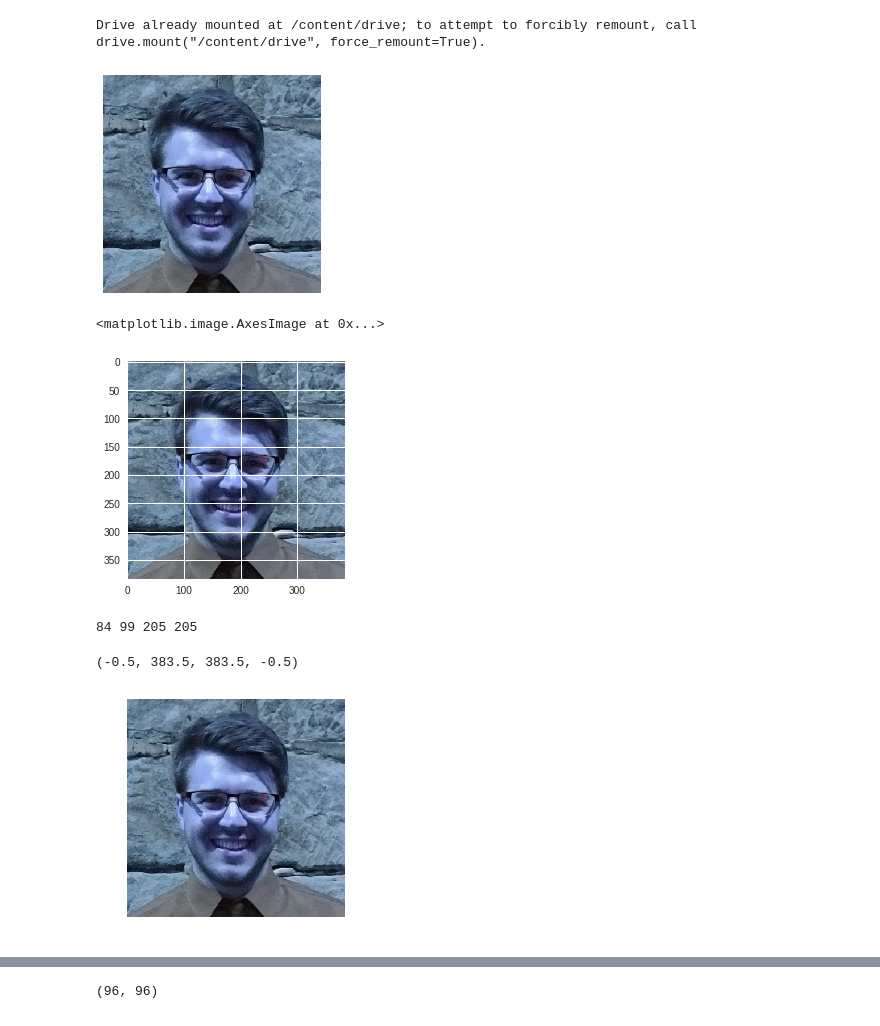
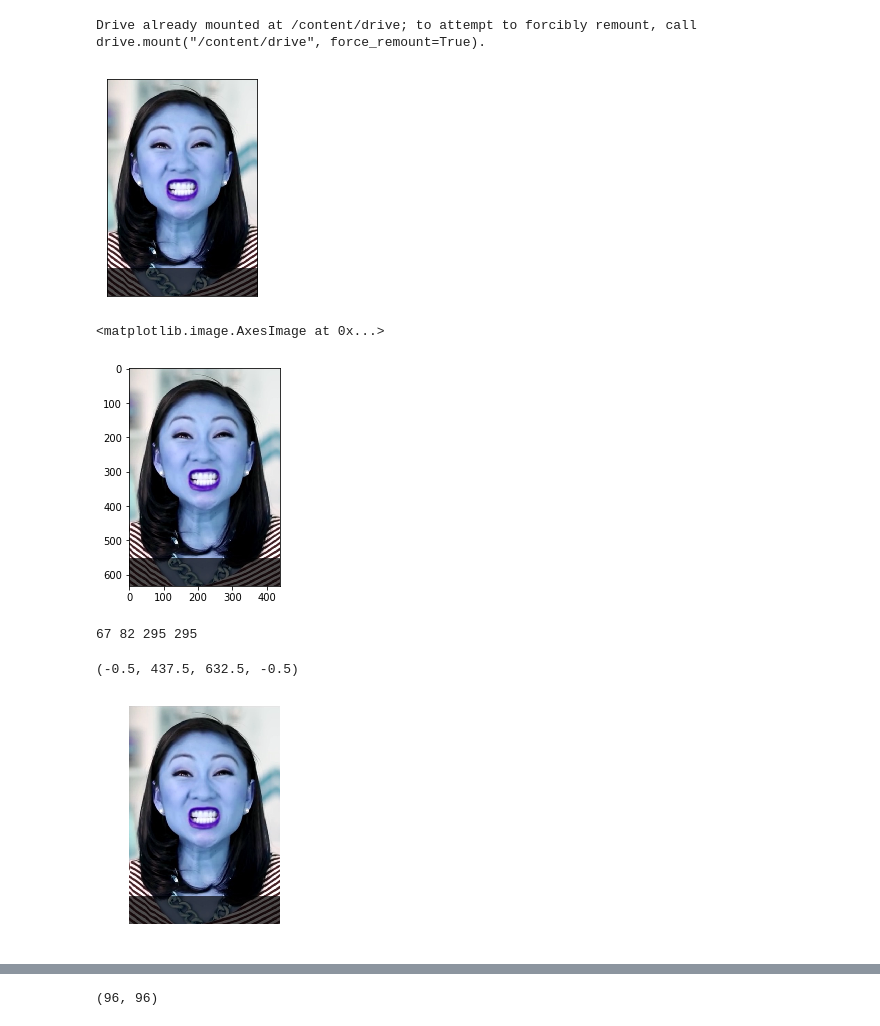
Before and after one commit to vlarie/EPIC_team5_Project3, a Jupyter notebook: facialKeypoints/colabFiles/Colab Notebooks/findKeypointsAndPlaceAccessory.ipynb, the cells around one changed output, grey strips where cells are left out. Cells and saved outputs as stored; diff of their text form; code cells hidden in the pictures.

Commit message:
Updated notebook to include code for running locally outside of Google Colab

```diff
--- a/facialKeypoints/colabFiles/Colab Notebooks/findKeypointsAndPlaceAccessory.ipynb
+++ b/facialKeypoints/colabFiles/Colab Notebooks/findKeypointsAndPlaceAccessory.ipynb
@@ -27,6 +31,9 @@ Drive already mounted at /content/drive; to attempt to forcibly remount, call dr
 img = cv2.imread('drive/My Drive/EPICProjectThree/dylanOriginal384x384.png')
 # print (type(img))
 # print (img.shape)
+# %%
+####  USE TO RUN LOCALLY  ####
+img = cv2.imread('../../data/faces/weirdFace3.jpg')
 # %%
 originalDimX=img.shape[0]
 # print(originalDimX)
@@ -38,16 +45,24 @@ plt.imshow(img)
 plt.xticks([]), plt.yticks([])  # to hide tick values on X and Y axis
 plt.show()
 # %% [output]
-[figure, old version]
+[figure, new version]
 # %%
 #To run the model on this image we need to crop to just the face
-face_cascade = cv2.CascadeClassifier('drive/My Drive/EPICProjectThree/haarcascade_frontalface_default.xml')
+
+# COMMENT OUT THE VERSION YOU ARE NOT RUNNING BELOW #
+
+####  FOR USE WITH GOOGLE COLAB  ####
+# face_cascade = cv2.CascadeClassifier('drive/My Drive/EPICProjectThree/haarcascade_frontalface_default.xml')
+
+####  USE TO RUN LOCALLY  ####
+face_cascade = cv2.CascadeClassifier('../EPICProjectThree/haarcascade_frontalface_default.xml')
+
 gray = cv2.cvtColor(img, cv2.COLOR_BGR2GRAY)
 # imgray = (255-gray)
 plt.imshow(img, cmap = 'gray')
 # %% [output]
 <matplotlib.image.AxesImage at 0x...>
-[figure, old version]
+[figure, new version]
 # %%
 faces = face_cascade.detectMultiScale(gray, 1.3, 5)
 for (x,y,w,h) in faces:
@@ -55,9 +70,9 @@ for (x,y,w,h) in faces:
 plt.imshow(img)
 plt.axis('off')
 # %% [output]
-84 99 205 205
+67 82 295 295
-(-0.5, 383.5, 383.5, -0.5)
+(-0.5, 437.5, 632.5, -0.5)
-[figure, old version]
+[figure, new version]
 # %%
 # cropping the image down to just the face that face_cascade detected
 imgCropped = gray[y:y+h, x:x+w]
```
Also changed, not shown: parts of 9 cells of this notebook.
